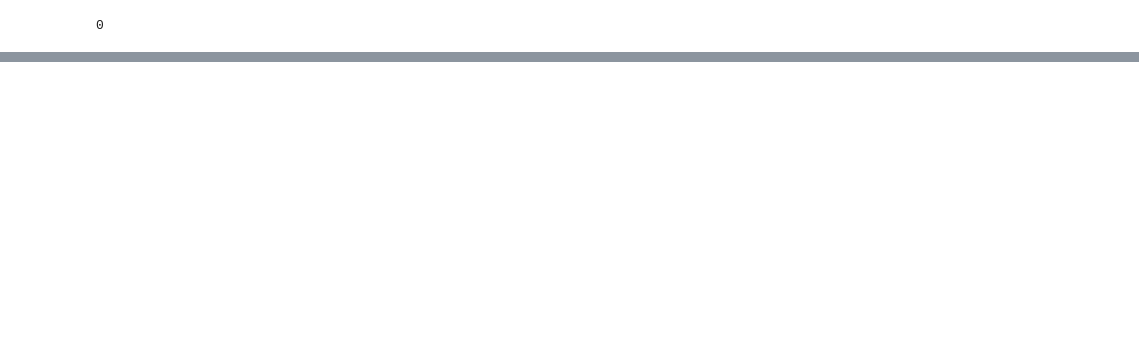
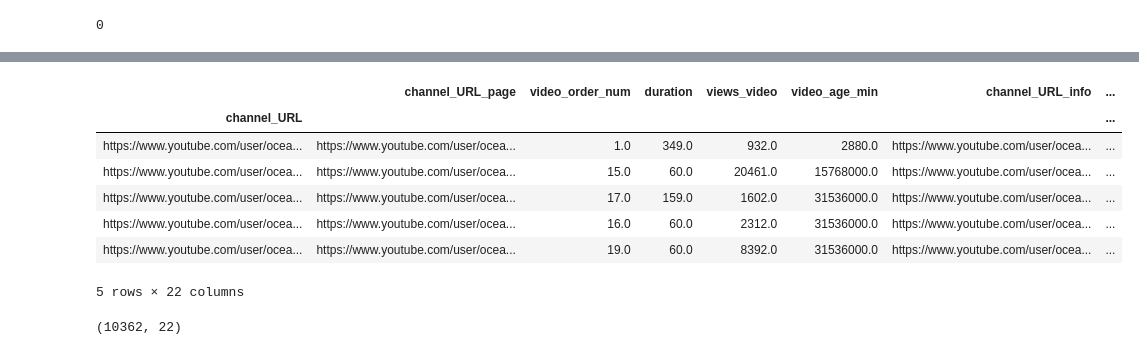
Before and after one commit to elena-du/Yoga-Video-Youtube-Analysis, a Jupyter notebook: scraped_dict_to_df.ipynb, the cells around one changed output, grey strips where cells are left out. Cells and saved outputs as stored; diff of their text form; code cells hidden in the pictures; blank space fills up the shorter version.

```diff
--- a/scraped_dict_to_df.ipynb
+++ b/scraped_dict_to_df.ipynb
@@ -461,0 +431,2 @@ OutOfBoundsDatetime: Out of bounds nanosecond timestamp: 1-01-01 05:00:00
+# %%
+videos_df = channels_videos_page_df.join(videos_info_df, lsuffix='_page', rsuffix='_info', how='outer')
@@ -461,0 +455,3 @@ OutOfBoundsDatetime: Out of bounds nanosecond timestamp: 1-01-01 05:00:00
+# %%
+videos_df = videos_df[videos_df['likes'].notna()]
+videos_df = videos_df[videos_df['video_age_min'].notna()]
@@ -461,0 +496,15 @@ OutOfBoundsDatetime: Out of bounds nanosecond timestamp: 1-01-01 05:00:00
+# %%
+video_channel_df.head()
+# %% [output]
+|  | channel_URL_page | video_order_num | duration | views_video | video_age_min | channel_URL_info | ... |
+| channel_URL |  |  |  |  |  |  | ... |
+| https://www.youtube.com/user/ocea... | https://www.youtube.com/user/ocea... | 1.0 | 349.0 | 932.0 | 2880.0 | https://www.youtube.com/user/ocea... | ... |
+| https://www.youtube.com/user/ocea... | https://www.youtube.com/user/ocea... | 15.0 | 60.0 | 20461.0 | 15768000.0 | https://www.youtube.com/user/ocea... | ... |
+| https://www.youtube.com/user/ocea... | https://www.youtube.com/user/ocea... | 17.0 | 159.0 | 1602.0 | 31536000.0 | https://www.youtube.com/user/ocea... | ... |
+| https://www.youtube.com/user/ocea... | https://www.youtube.com/user/ocea... | 16.0 | 60.0 | 2312.0 | 31536000.0 | https://www.youtube.com/user/ocea... | ... |
+| https://www.youtube.com/user/ocea... | https://www.youtube.com/user/ocea... | 19.0 | 60.0 | 8392.0 | 31536000.0 | https://www.youtube.com/user/ocea... | ... |
+5 rows × 22 columns
+# %%
+video_channel_df.shape
+# %% [output]
+(10362, 22)
```
Also changed, not shown: parts of 42 cells of this notebook.
